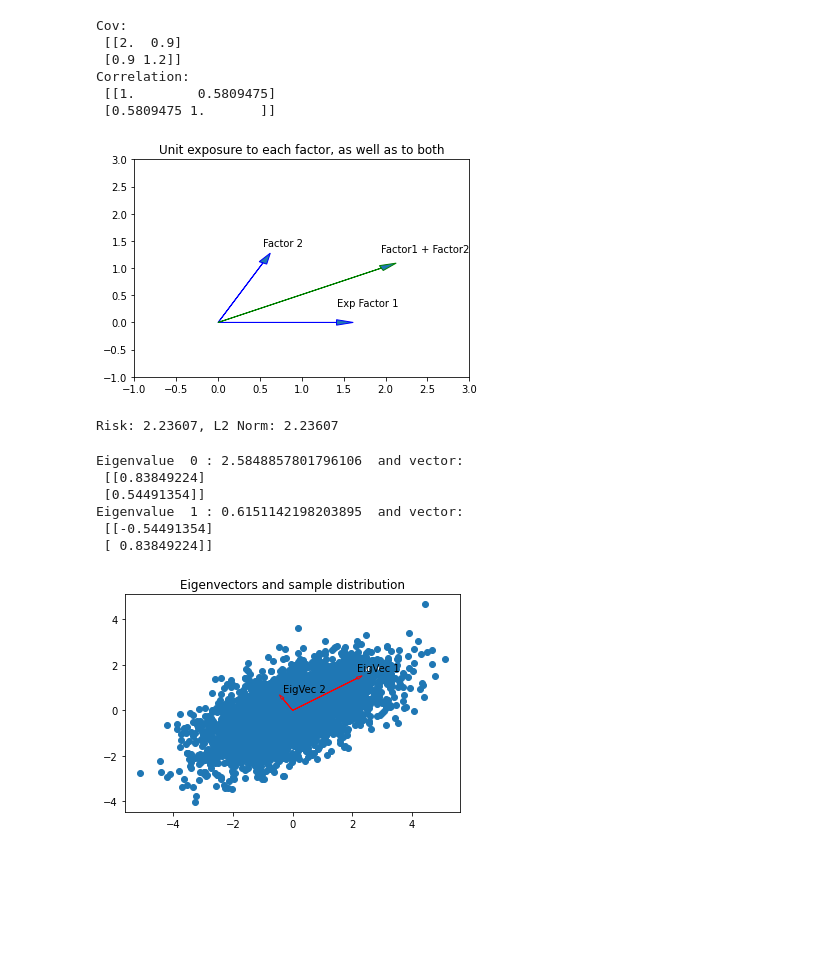
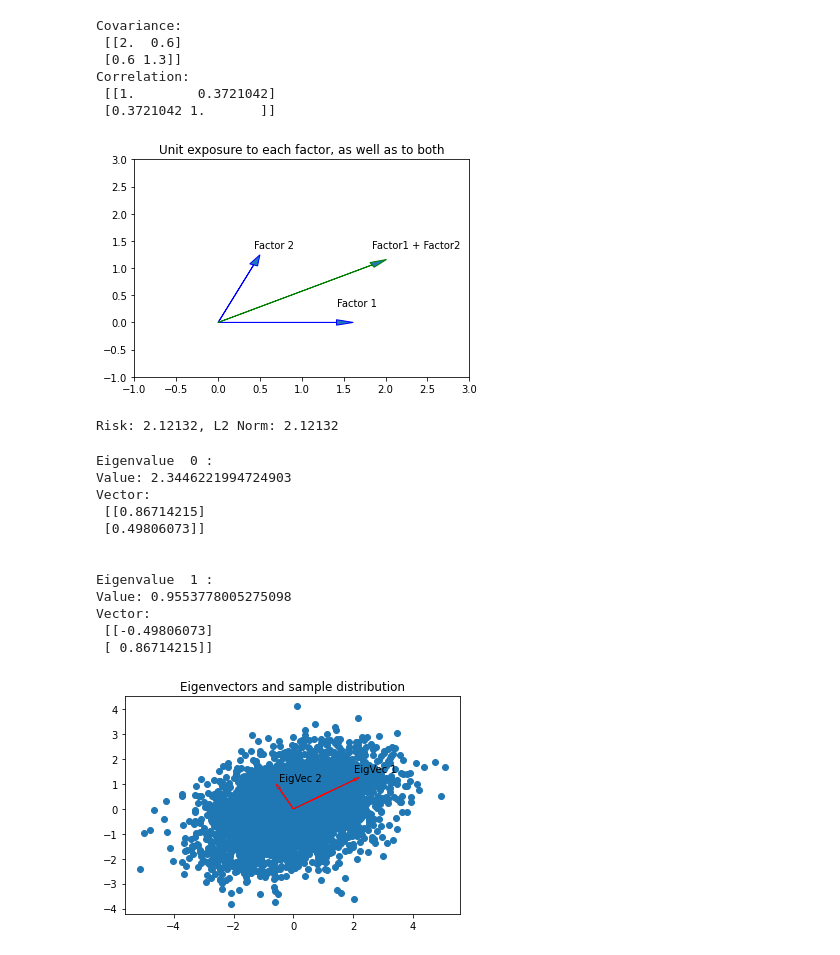
Before and after one commit to cdmurray80/object_detection, a Jupyter notebook: factors.ipynb, the cells around one changed output. Cells and saved outputs as stored; diff of their text form; code cells hidden in the pictures; blank space fills up the shorter version.

```diff
--- a/factors.ipynb
+++ b/factors.ipynb
@@ -19,48 +20,58 @@ def correlation_from_covariance(covariance):
 def compute_variance(cov, loadings):
   return(np.matmul(loadings.transpose(),np.matmul(cov, loadings))[0,0])
 # %%
+#
+# CHANGE THIS AS YOU SEE FIT
+#
 # Create our covariance matrix
-cov_diag_term = 0.9
-cov = np.matrix([[2.0,cov_diag_term],[cov_diag_term,1.2]]);
+cov_diag_term = .6
+cov = np.matrix([[2.0,cov_diag_term],[cov_diag_term,1.3]]);
 
-# Show the correation and covariance
+#
+# Sanity check, and show
+assert(cov_diag_term < (cov[0,0]*cov[1,1])**0.5)
 cor = correlation_from_covariance(cov)
-print('Cov:\n', cov, '\nCorrelation:\n', cor)
+print('Covariance:\n', cov, '\nCorrelation:\n', cor)
 # %% [output]
-Cov:
- [[2.  0.9]
- [0.9 1.2]]
+Covariance:
+ [[2.  0.6]
+ [0.6 1.3]]
 Correlation:
- [[1.        0.5809475]
- [0.5809475 1.       ]]
+ [[1.        0.3721042]
+ [0.3721042 1.       ]]
 # %%
 def arrow_w_title(plt_ax, x, y, title, edg_color='b'):
   plt_ax.arrow(0,0,x,y, head_length = 0.2, head_width=0.1, edgecolor=edg_color)
   plt_ax.annotate(title, xy=(x,y+0.3))
+
 #
 # Plot vectors to show risk of unit exposure to either factor
 ax = plt.axes()
 unit_var = compute_variance(cov, np.matrix([[1.],[1.]]))
-arrow_w_title(ax, cov[0,0]**0.5,0, 'Exp Factor 1')
+arrow_w_title(ax, cov[0,0]**0.5,0, 'Factor 1')
 
-# This is a bit subtle...we use the covariance to determine where we'd land
-# unit exposure to factor 2, such the the risk is the L2 norm of the factors
-factor_2_dx = (unit_var - cov[1,1])**0.5 - cov[0,0]**0.5
-arrow_w_title(ax, factor_2_dx,cov[1,1]**0.5, 'Factor 2')
-arrow_w_title(ax, cov[0,0]**0.5 + factor_2_dx,1., 'Factor1 + Factor2', edg_color='g')
+# This is a bit subtle...we use the covariance to scale our plot so that the
+# length of a vector with unit exposure to each factor is the risk of
+# unit exposure that each factor.
+#factor_2_dx = (unit_var - cov[1,1])**0.5 - cov[0,0]**0.5
+factor_2_dx = (unit_var - cov[0,0] - cov[1,1])/(2*(cov[0,0]**0.5))
+factor_2_dy = (cov[1,1] - factor_2_dx**2)**0.5
+arrow_w_title(ax, factor_2_dx,factor_2_dy, 'Factor 2')
+arrow_w_title(ax, cov[0,0]**0.5 + factor_2_dx,factor_2_dy, 'Factor1 + Factor2', edg_color='g')
 ax.set_xlim(-1,3)
 ax.set_ylim(-1,3)
 plt.title('Unit exposure to each factor, as well as to both')
 plt.show()
 # %% [output]
-[figure, old version]
+[figure, new version]
 # %%
-# Sanity check that the variance of unit exposure to each factor equals the plotted L2 norm
-print('Risk: {:.5f}, L2 Norm: {:.5f}'.format( unit_var ** 0.5, ((cov[0,0]**0.5 + factor_2_dx)**2 + cov[1,1])** 0.5))
+# Sanity check that the risk of unit exposure to each factor equals the plotted L2 norm
+print('Risk: {:.5f}, L2 Norm: {:.5f}'.format( unit_var ** 0.5, ((cov[0,0]**0.5 + factor_2_dx)**2 + factor_2_dy**2)** 0.5))
 # %% [output]
-Risk: 2.23607, L2 Norm: 2.23607
+Risk: 2.12132, L2 Norm: 2.12132
 # %%
-#Do eigen decomposition...annoying but we need code to sort eigenvectors so it's more than 1 line
+#Do eigen decomposition...annoying but we need exrta code to sort eigenvectors so it's more than 1 line
+# Probably 95% of users want the result sorted...idk why it's not an argument to return in sorted order
 eigenvalues, eigenvectors = np.linalg.eig(cov)
 idx = (eigenvalues).argsort()[::-1]
 eigenvectors = eigenvectors[:,idx]
@@ -68,22 +79,28 @@ eigenvalues = eigenvalues[idx]
 
 # Plot samples and eigenvectors
 samples=np.random.multivariate_normal(np.array([0,0]),cov, size=4000)
+ax=plt.axes()
+plt.scatter(samples[:,0],samples[:,1])
 
-plt.scatter(samples[:,0],samples[:,1])
-ax=plt.axes()
 for i in range(2):
   arrow_w_title(ax, eigenvectors[0,i]*eigenvalues[i],eigenvectors[1,i]*eigenvalues[i], 'EigVec ' + str(i+1), edg_color='r')
-  print( 'Eigenvalue ', i, ':', eigenvalues[i], ' and vector:\n', eigenvectors[:,i])
+  print( 'Eigenvalue ', i, ':\nValue:', eigenvalues[i], '\nVector:\n', eigenvectors[:,i],'\n\n')
 plt.title('Eigenvectors and sample distribution')
 plt.show()
 # %% [output]
-Eigenvalue  0 : 2.5848857801796106  and vector:
- [[0.83849224]
- [0.54491354]]
-Eigenvalue  1 : 0.6151142198203895  and vector:
- [[-0.54491354]
- [ 0.83849224]]
+Eigenvalue  0 :
+Value: 2.3446221994724903
+Vector:
+ [[0.86714215]
+ [0.49806073]]
+
+
+Eigenvalue  1 :
+Value: 0.9553778005275098
+Vector:
+ [[-0.49806073]
+ [ 0.86714215]]
-[figure, old version]
+[figure, new version]
 # %%
 # Now the orthogonal factors are simply the eigenvectors times the raw factors...here I make up 'raw' factor loadings and compute 'orthogonalized' loadings
 # Annoyingly you have to transpose the eigenvector matrix
```
Also changed, not shown: parts of 2 cells of this notebook.
